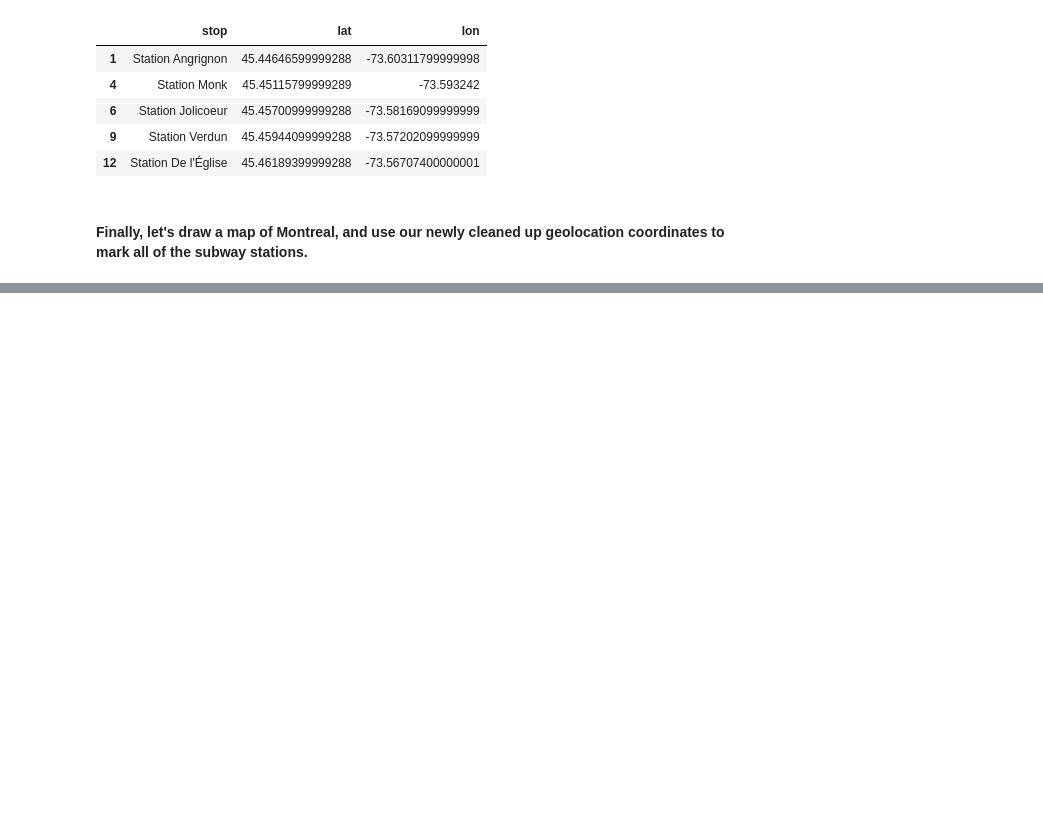
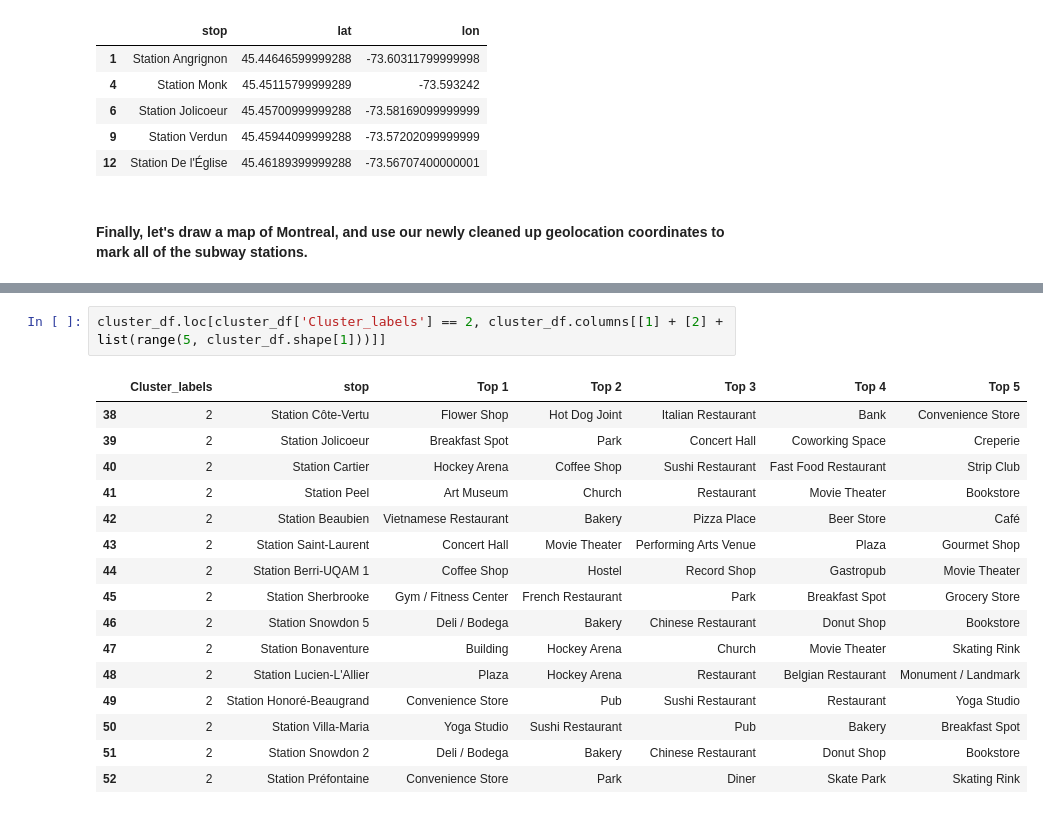
Before and after one commit to AlexIugan/IBM_DataScience_Coursework, a Jupyter notebook: Capstone Battle of the Neighborhoods.ipynb, the cells around one changed output, grey strips where cells are left out. Saved outputs shown, nothing was run; the diff lists cells and outputs as text; blank space fills up the shorter version.

```diff
--- a/Capstone Battle of the Neighborhoods.ipynb
+++ b/Capstone Battle of the Neighborhoods.ipynb
@@ -163,0 +410,19 @@ mtl_map
+# %%
+cluster_df.loc[cluster_df['Cluster_labels'] == 2, cluster_df.columns[[1] + [2] + list(range(5, cluster_df.shape[1]))]]
+# %% [output]
+|  | Cluster_labels | stop | Top 1 | Top 2 | Top 3 | Top 4 | Top 5 |
+| 38 | 2 | Station Côte-Vertu | Flower Shop | Hot Dog Joint | Italian Restaurant | Bank | Convenience Store |
+| 39 | 2 | Station Jolicoeur | Breakfast Spot | Park | Concert Hall | Coworking Space | Creperie |
+| 40 | 2 | Station Cartier | Hockey Arena | Coffee Shop | Sushi Restaurant | Fast Food Restaurant | Strip Club |
+| 41 | 2 | Station Peel | Art Museum | Church | Restaurant | Movie Theater | Bookstore |
+| 42 | 2 | Station Beaubien | Vietnamese Restaurant | Bakery | Pizza Place | Beer Store | Café |
+| 43 | 2 | Station Saint-Laurent | Concert Hall | Movie Theater | Performing Arts Venue | Plaza | Gourmet Shop |
+| 44 | 2 | Station Berri-UQAM 1 | Coffee Shop | Hostel | Record Shop | Gastropub | Movie Theater |
+| 45 | 2 | Station Sherbrooke | Gym / Fitness Center | French Restaurant | Park | Breakfast Spot | Grocery Store |
+| 46 | 2 | Station Snowdon 5 | Deli / Bodega | Bakery | Chinese Restaurant | Donut Shop | Bookstore |
+| 47 | 2 | Station Bonaventure | Building | Hockey Arena | Church | Movie Theater | Skating Rink |
+| 48 | 2 | Station Lucien-L'Allier | Plaza | Hockey Arena | Restaurant | Belgian Restaurant | Monument / Landmark |
+| 49 | 2 | Station Honoré-Beaugrand | Convenience Store | Pub | Sushi Restaurant | Restaurant | Yoga Studio |
+| 50 | 2 | Station Villa-Maria | Yoga Studio | Sushi Restaurant | Pub | Bakery | Breakfast Spot |
+| 51 | 2 | Station Snowdon 2 | Deli / Bodega | Bakery | Chinese Restaurant | Donut Shop | Bookstore |
+| 52 | 2 | Station Préfontaine | Convenience Store | Park | Diner | Skate Park | Skating Rink |
```
Also changed, not shown: parts of 30 cells of this notebook.
